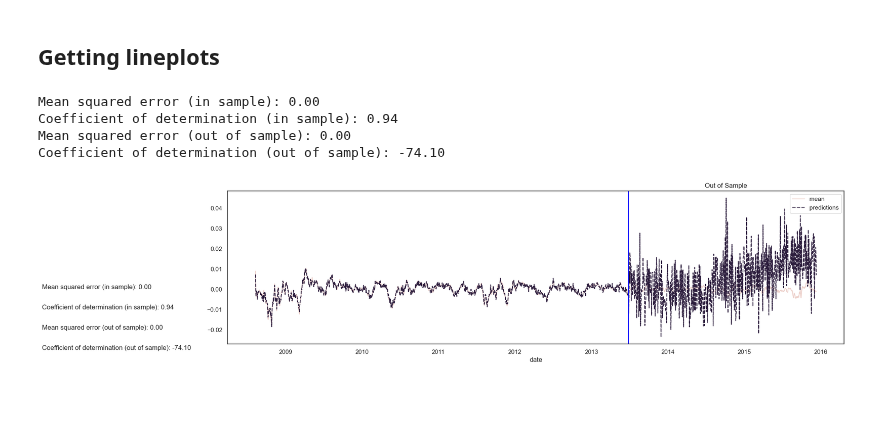
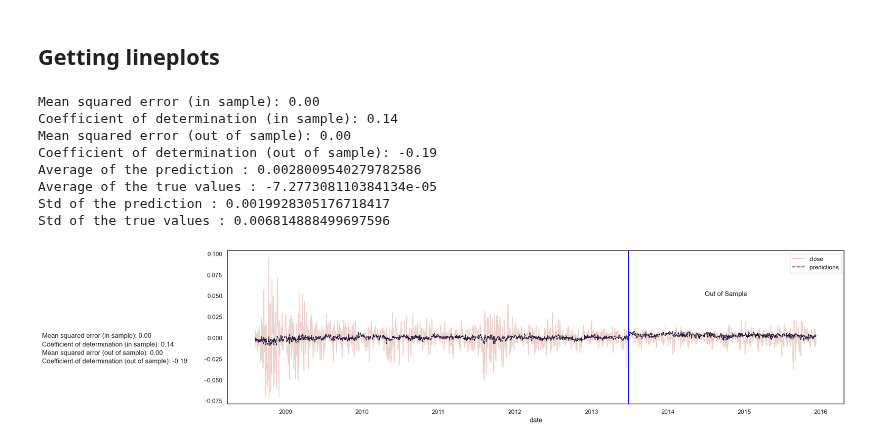
Before and after one commit to faunebl/thesis, a Jupyter notebook: msci_world.ipynb, the cells around one changed output. Saved outputs shown, nothing was run; the diff lists cells and outputs as text; code cells hidden in the pictures; blank space fills up the shorter version.

```diff
--- a/msci_world.ipynb
+++ b/msci_world.ipynb
@@ -84,10 +88,14 @@ def get_linear_regression(x_col: str, y_col: str, df: pl.DataFrame, model_type:
 
     return
 # %%
-get_linear_regression(x_col='embeddings', y_col='mean', df=frame, model_type = 'ols')
+get_linear_regression(x_col='embeddings', y_col='close', df=frame, model_type = 'ridge')
 # %% [output]
 Mean squared error (in sample): 0.00
-Coefficient of determination (in sample): 0.94
+Coefficient of determination (in sample): 0.14
 Mean squared error (out of sample): 0.00
-Coefficient of determination (out of sample): -74.10
+Coefficient of determination (out of sample): -0.19
+Average of the prediction : 0.0028009540279782586
+Average of the true values : -7.277308110384134e-05
+Std of the prediction : 0.0019928305176718417
+Std of the true values : 0.006814888499697596
-[figure, old version]
+[figure, new version]
```
Also changed, not shown: parts of 1 cell of this notebook, 1 other file.
